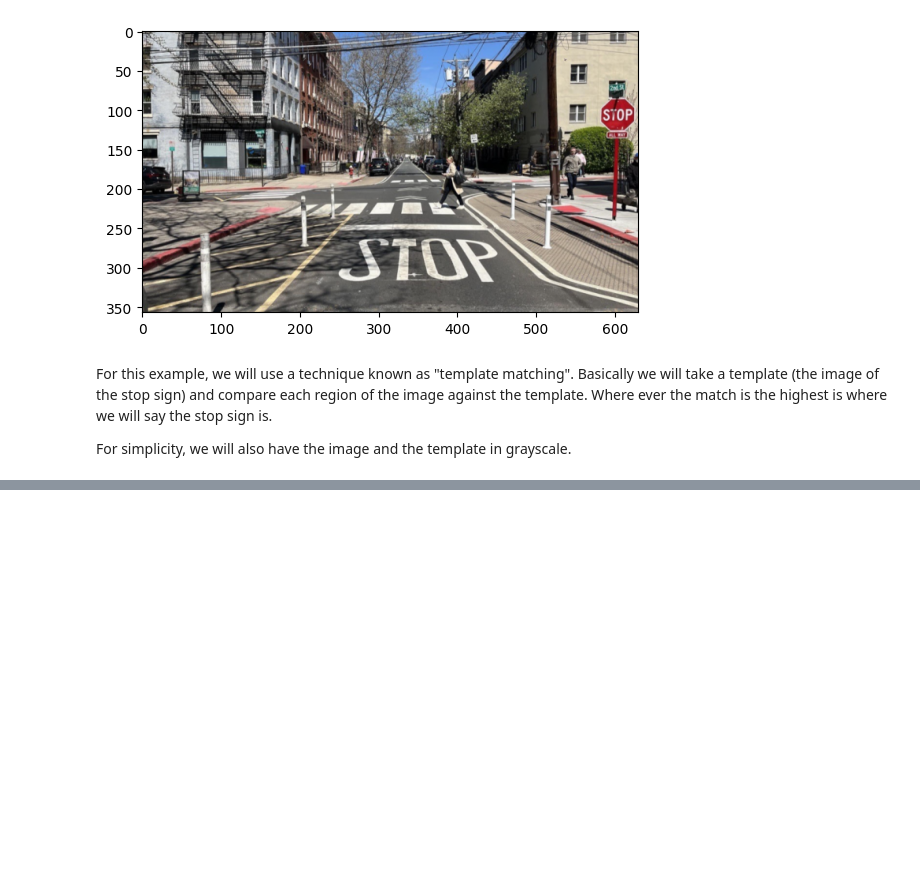
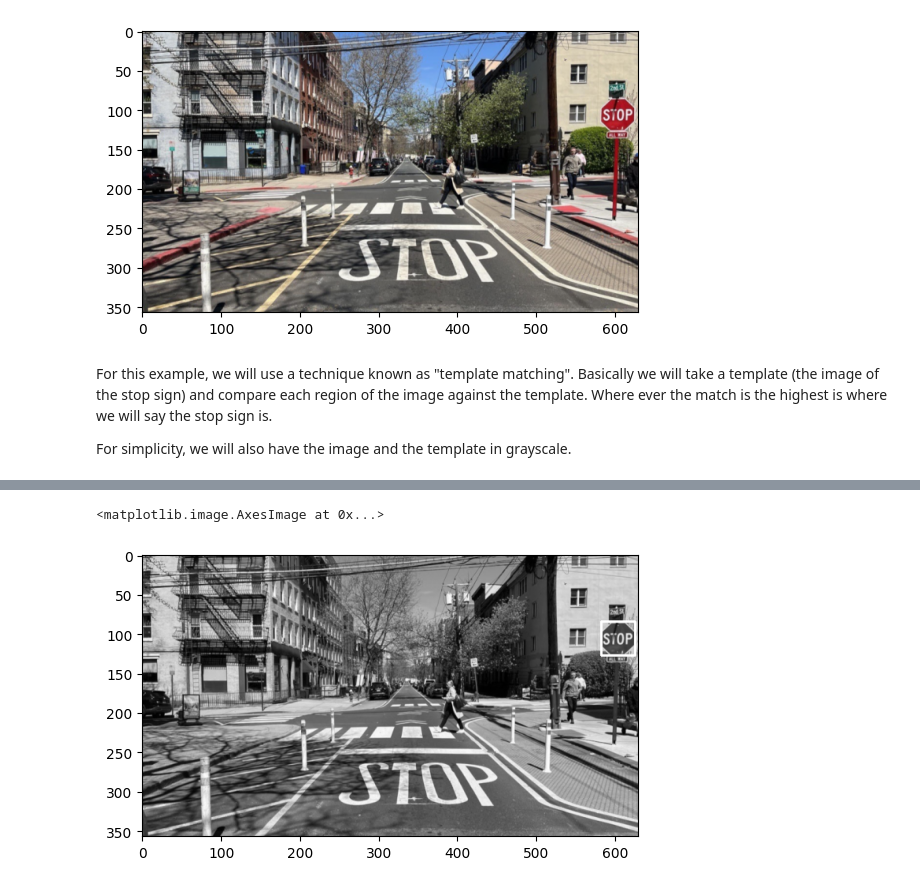
Before and after one commit to cbolles/upward_bound, a Jupyter notebook: ENERGIZE/Introduction.ipynb, the cells around one changed output, grey strips where cells are left out. Cells and saved outputs as stored; diff of their text form; code cells hidden in the pictures; blank space fills up the shorter version.

```diff
--- a/ENERGIZE/Introduction.ipynb
+++ b/ENERGIZE/Introduction.ipynb
@@ -52,0 +64,14 @@ img_gray = cv2.imread('data/street_gray.png')
+# %%
+# The location of the maximum pixel will represent where the best match is
+min_val, max_val, min_loc, max_loc = cv2.minMaxLoc(matching_result)
+
+# We will draw a rectangle around the maximum value in the original image to visualize where the match is
+top_left = max_loc
+w, h = template.shape[::-1]
+bottom_right = (top_left[0] + w, top_left[1] + h)
+cv2.rectangle(img_gray,top_left, bottom_right, 255, 2)
+
+plt.imshow(img_gray, cmap='gray')
+# %% [output]
+<matplotlib.image.AxesImage at 0x...>
+[figure, added]
```
Also changed, not shown: parts of 5 cells of this notebook.
